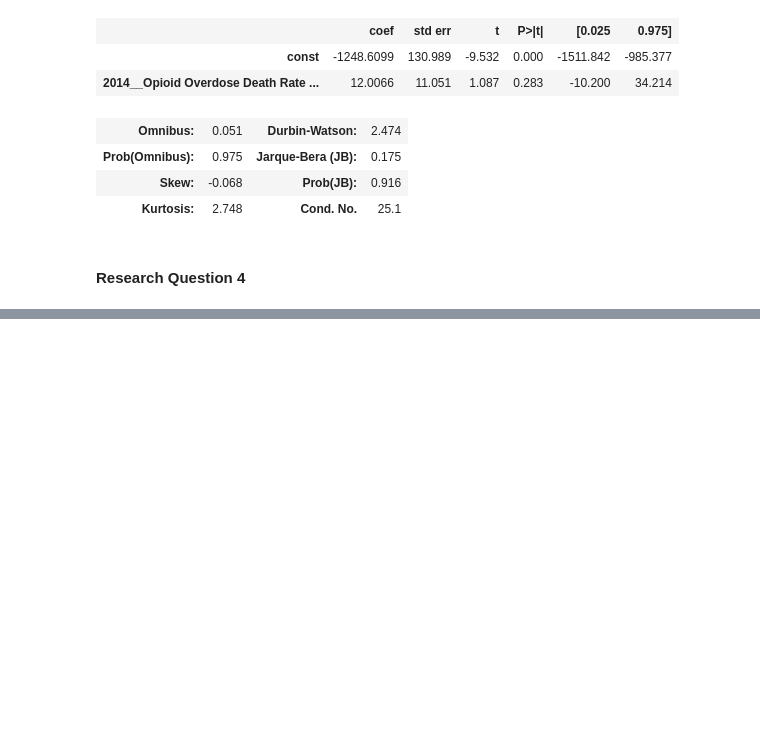
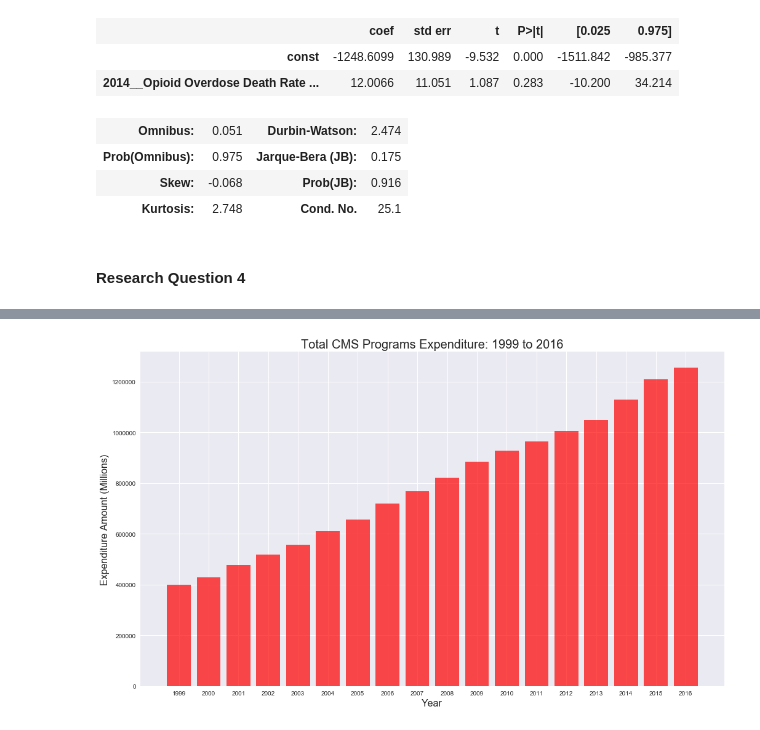
Before and after one commit to christa-fields/GWU_Databootcamp_Project_1, a Jupyter notebook: main.ipynb, the cells around one changed output, grey strips where cells are left out. Cells and saved outputs as stored; diff of their text form; code cells hidden in the pictures; blank space fills up the shorter version.

Commit message:
added to main and data cleanup

```diff
--- a/main.ipynb
+++ b/main.ipynb
@@ -538,3 +498,9 @@ OLS Regression Results
 | Kurtosis: | 2.748 | Cond. No. | 25.1 |
 # %% [markdown]
 #### Research Question 4
+# %%
+# read cleaned csv into df
+filename = 'Q4DS1.csv'         # 1st data file for Q4
+csv_file = os.path.join(".", "Data Files", "Question_4", filename)           # creates path to read data
+q4ds1_df = pd.read_csv(csv_file, index_col="Expenditure Amount (Millions)")                           # reads data from file
+q4ds1_df.head()
@@ -540,0 +514,18 @@ OLS Regression Results
+# %%
+# Extract series of spending data 1999 - 2016 to compare against opioid deaths
+cms_spending = q4ds1_df.loc['Total CMS Programs (Medicaid, CHIP and Medicare)','1999':'2016']
+nhe_spending = q4ds1_df.loc['Total National Health Expenditures','1999':'2016']
+percentage = cms_spending / nhe_spending
+# %%
+plt.figure(figsize = (17,10))                                                # sets bar chart parameters
+plt.title('Total CMS Programs Expenditure: %s to %s' % (year_min, year_max), fontdict = {'fontsize': 20})
+plt.xlabel('Year', fontdict = {'fontsize': 16})
+plt.ylabel('Expenditure Amount (Millions)', fontdict = {'fontsize': 16})
+xvals = np.arange(len(q1ds1_df))
+tick_locations = [value+0.4 for value in xvals]
+plt.bar(xvals, cms_spending, color='r', alpha=0.7, align="edge")
+plt.xticks(tick_locations, q1ds1_df['Year Code'], rotation="horizontal")
+
+plt.show()
+# %% [output]
+[figure, added]
```
Also changed, not shown: parts of 18 cells of this notebook, 1 other file.
